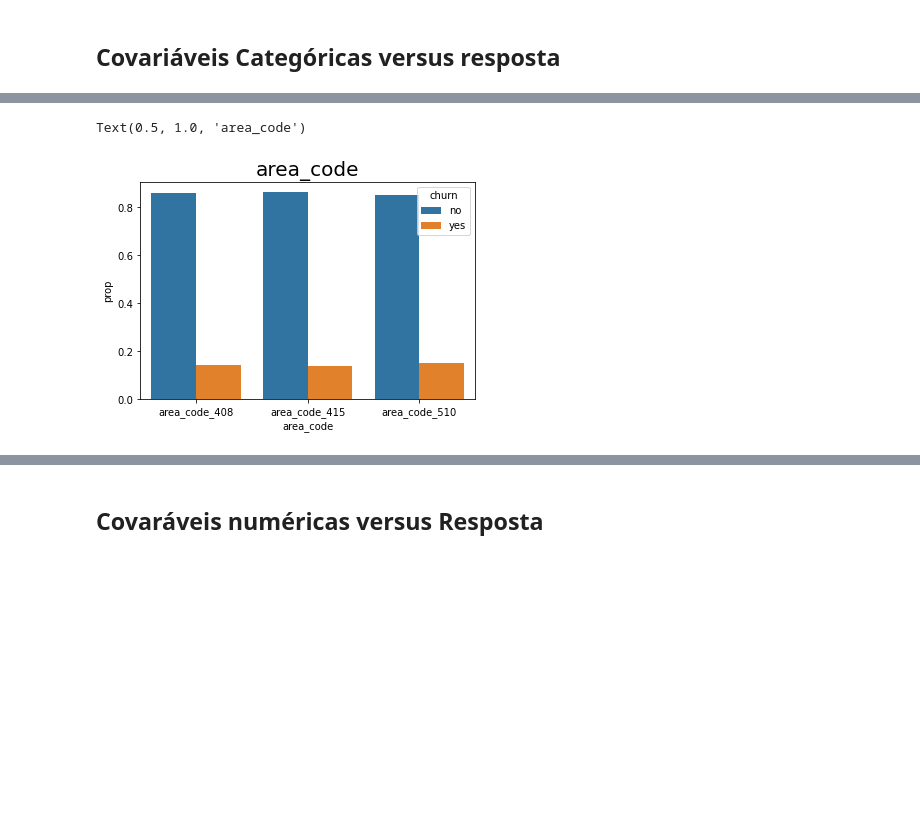
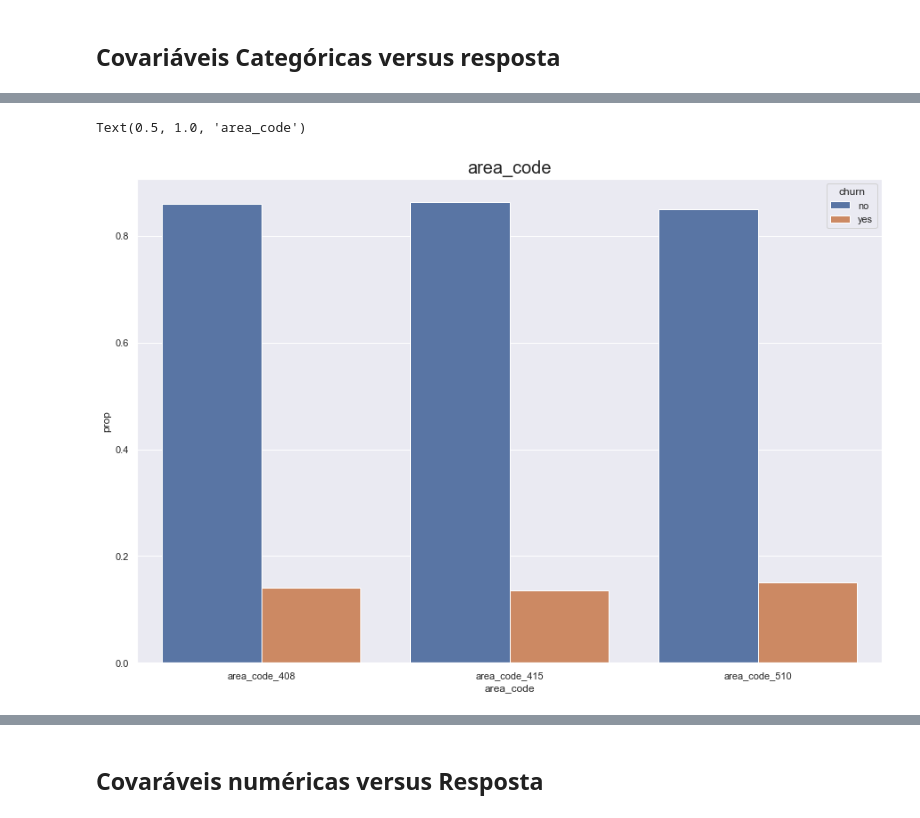
Before and after one commit to dimassores/ml-basics, a Jupyter notebook: naive-bayes-exploration/naive_bayes _churn_modeling.ipynb, the cells around one changed output, grey strips where cells are left out. Saved outputs shown, nothing was run; the diff lists cells and outputs as text; code cells hidden in the pictures; blank space fills up the shorter version.

```diff
--- a/naive-bayes-exploration/Churn Modeling - Naive Bayes.ipynb
+++ b/naive-bayes-exploration/naive_bayes _churn_modeling.ipynb
@@ -143,6 +150,7 @@ def generate_grouped_dataset_to_prop_plot(df, x_column, split_column, aux_column
 # %%
 prop_data = generate_grouped_dataset_to_prop_plot(train_data, 'state', 'churn')
 # %%
+sns.set(rc={'figure.figsize':(15,10)})
 sns.barplot(x='state',y='prop',data=prop_data, hue='churn')
 plt.title('state', fontsize=20)
 # %% [output]
@@ -151,8 +159,9 @@ Text(0.5, 1.0, 'state')
 # %%
+sns.set(rc={'figure.figsize':(15,10)})
 prop_data = generate_grouped_dataset_to_prop_plot(train_data, 'area_code', 'churn')
 sns.barplot(x='area_code',y='prop',data=prop_data, hue='churn')
 plt.title('area_code', fontsize=20)
 # %% [output]
 Text(0.5, 1.0, 'area_code')
-[figure, old version]
+[figure, new version]
 # %%
```
Also changed, not shown: parts of 9 cells of this notebook, 1 other file.
